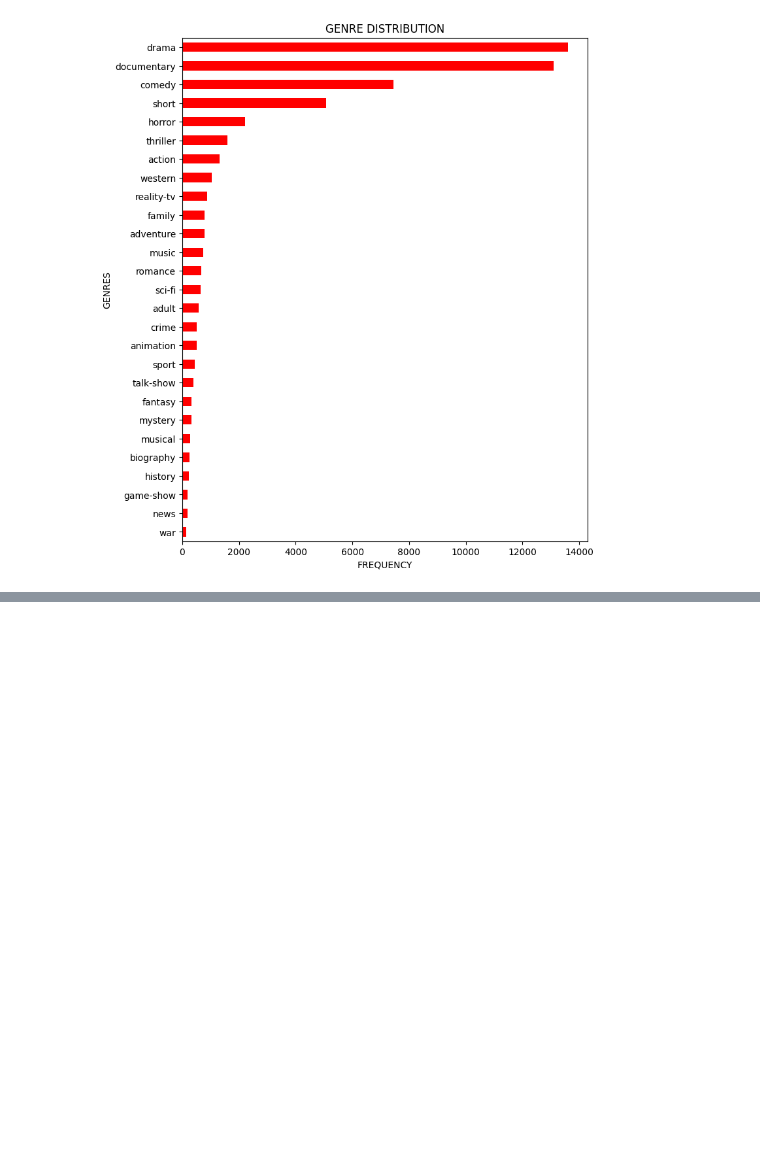
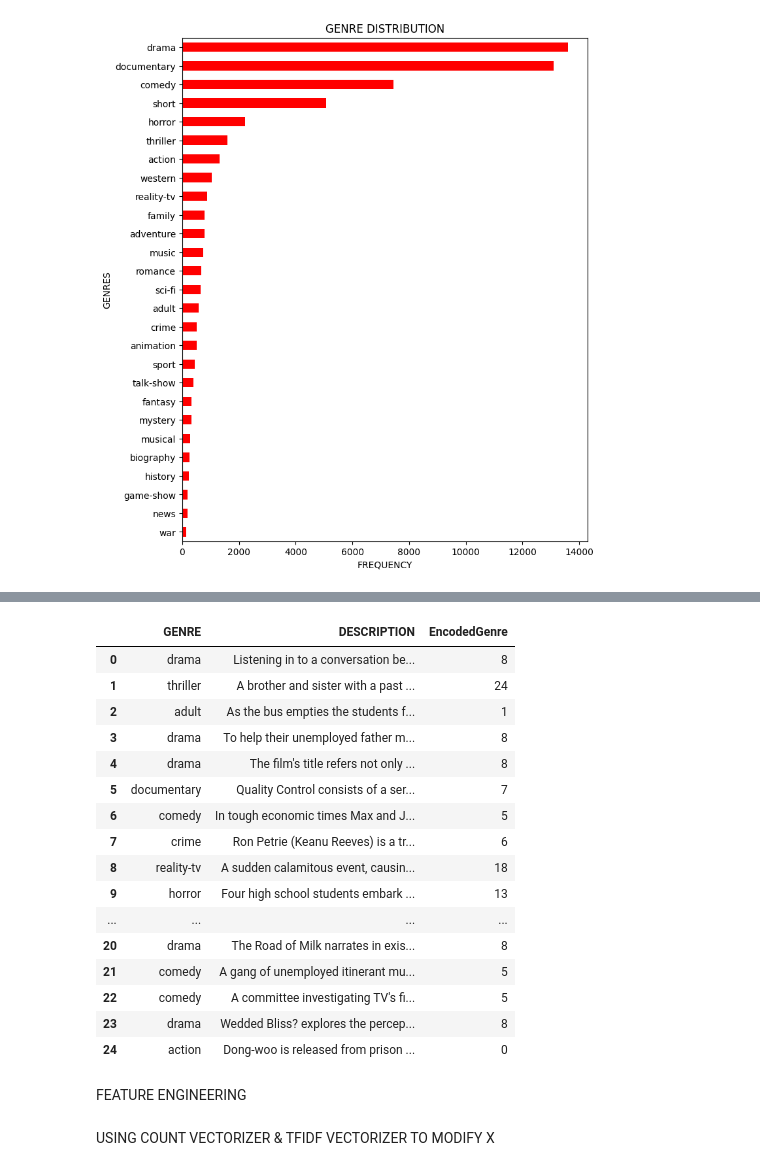
Before and after one commit to kunalshenoy1604/CODSOFT, a Jupyter notebook: Task3_GenreDetection_by_KunalShenoy.ipynb, the cells around one changed output, grey strips where cells are left out. Drawn from its saved outputs; the diff is of its cells as text; code cells hidden in the pictures; blank space fills up the shorter version.

```diff
--- a/Task3_GenreDetection_by_KunalShenoy.ipynb
+++ b/Task3_GenreDetection_by_KunalShenoy.ipynb
@@ -285,3 +286,6 @@ plt.ylabel("GENRES")
 plt.show()
 # %% [output]
 [figure]
+# %%
+data= df.drop(["TITLE","ID"],axis = 1) # will drop column
+data.head()
@@ -287,0 +301,5 @@ plt.show()
+# %%
+from sklearn.preprocessing import LabelEncoder
+label_encoder = LabelEncoder()
+data['EncodedGenre'] = label_encoder.fit_transform(data['GENRE'])
+data['EncodedGenre']
@@ -287,0 +319,24 @@ plt.show()
+# %%
+class_names= list(label_encoder.classes_)
+class_names
+data.head(25)
+# %% [output]
+|  | GENRE | DESCRIPTION | EncodedGenre |
+| 0 | drama | Listening in to a conversation be... | 8 |
+| 1 | thriller | A brother and sister with a past ... | 24 |
+| 2 | adult | As the bus empties the students f... | 1 |
+| 3 | drama | To help their unemployed father m... | 8 |
+| 4 | drama | The film's title refers not only ... | 8 |
+| 5 | documentary | Quality Control consists of a ser... | 7 |
+| 6 | comedy | In tough economic times Max and J... | 5 |
+| 7 | crime | Ron Petrie (Keanu Reeves) is a tr... | 6 |
+| 8 | reality-tv | A sudden calamitous event, causin... | 18 |
+| 9 | horror | Four high school students embark ... | 13 |
+| ... | ... | ... | ... |
+| 20 | drama | The Road of Milk narrates in exis... | 8 |
+| 21 | comedy | A gang of unemployed itinerant mu... | 5 |
+| 22 | comedy | A committee investigating TV's fi... | 5 |
+| 23 | drama | Wedded Bliss? explores the percep... | 8 |
+| 24 | action | Dong-woo is released from prison ... | 0 |
+# %% [markdown]
+FEATURE ENGINEERING
@@ -288 +348,3 @@ plt.show()
+# %% [markdown]
+USING COUNT VECTORIZER & TFIDF VECTORIZER TO MODIFY X
 # %%
```
Also changed, not shown: parts of 33 cells of this notebook.
